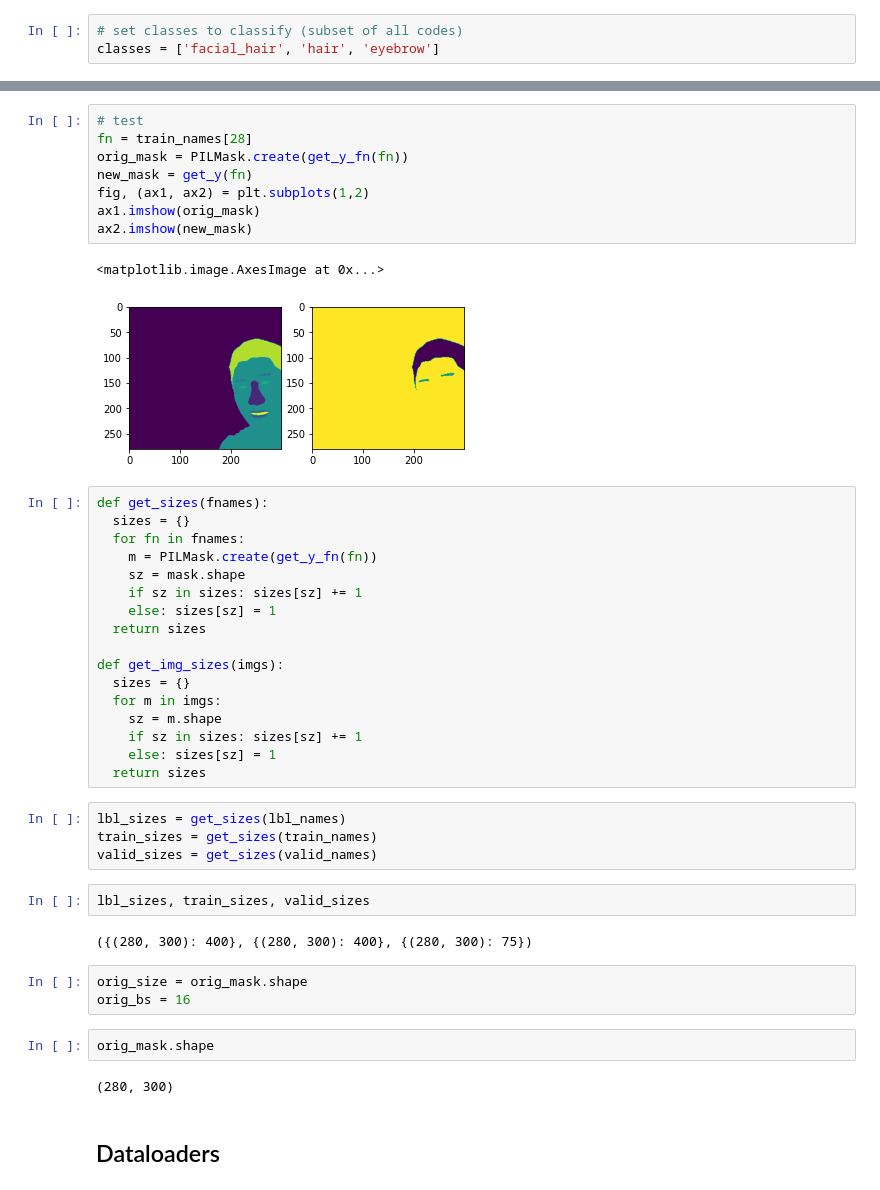
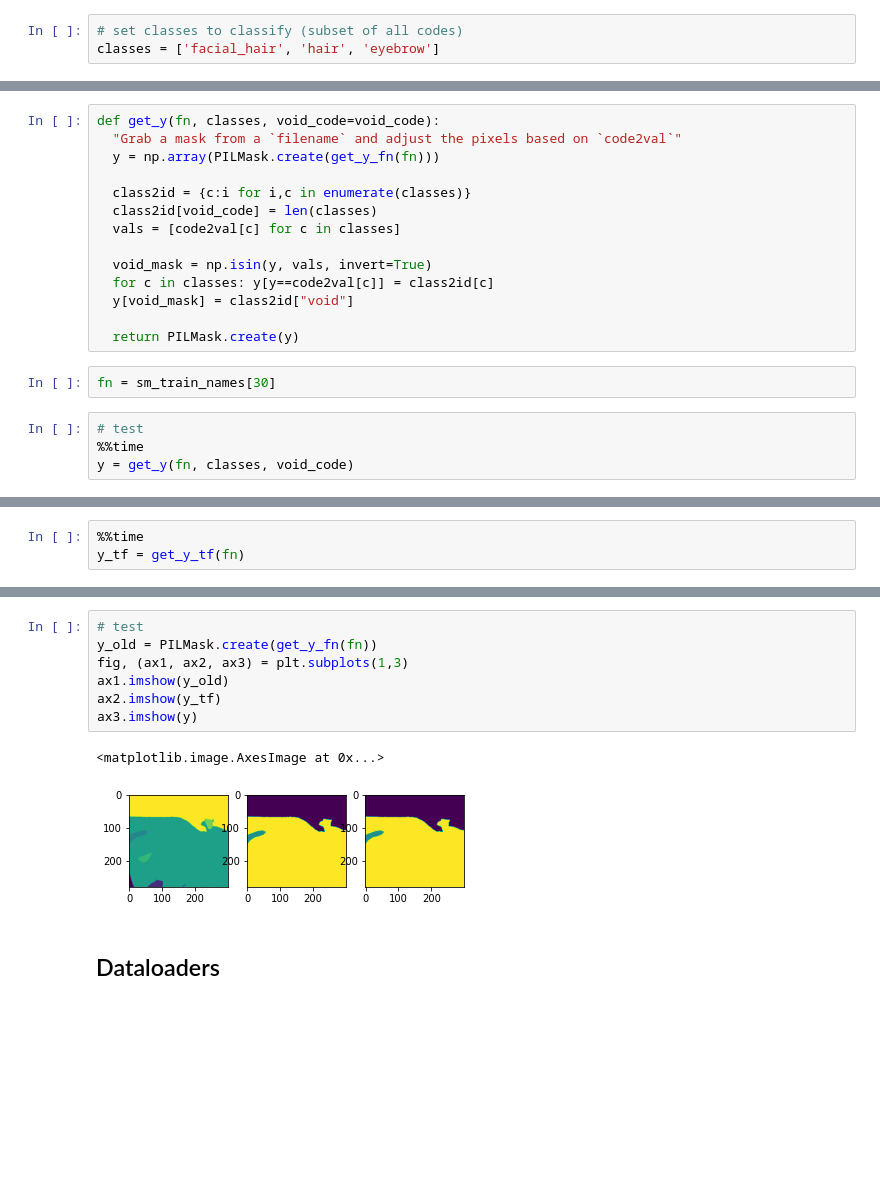
Before and after one commit to RGologorsky/fastai_proj, a Jupyter notebook: Image_Segmentation_Hair.ipynb, the cells around one changed output, grey strips where cells are left out. Cells and saved outputs as stored; diff of their text form; blank space fills up the shorter version.

```diff
--- a/Image_Segmentation_Hair.ipynb
+++ b/Image_Segmentation_Hair.ipynb
@@ -432,0 +341,20 @@ get_y = lambda fn: get_mask(fn, classes)
+# %%
+def get_y(fn, classes, void_code=void_code):
+  "Grab a mask from a `filename` and adjust the pixels based on `code2val`"
+  y = np.array(PILMask.create(get_y_fn(fn)))
+
+  class2id = {c:i for i,c in enumerate(classes)}
+  class2id[void_code] = len(classes)
+  vals = [code2val[c] for c in classes]
+
+  void_mask = np.isin(y, vals, invert=True)
+  for c in classes: y[y==code2val[c]] = class2id[c]
+  y[void_mask] = class2id["void"]
+
+  return PILMask.create(y)
+# %%
+fn = sm_train_names[30]
+# %%
+# test
+%%time
+y = get_y(fn, classes, void_code)
@@ -432,0 +364,3 @@ get_y = lambda fn: get_mask(fn, classes)
+# %%
+%%time
+y_tf = get_y_tf(fn)
@@ -433,46 +370,13 @@ get_y = lambda fn: get_mask(fn, classes)
 # %%
 # test
-fn = train_names[28]
-orig_mask = PILMask.create(get_y_fn(fn))
-new_mask = get_y(fn)
-fig, (ax1, ax2) = plt.subplots(1,2)
-ax1.imshow(orig_mask)
-ax2.imshow(new_mask)
+y_old = PILMask.create(get_y_fn(fn))
+fig, (ax1, ax2, ax3) = plt.subplots(1,3)
+ax1.imshow(y_old)
+ax2.imshow(y_tf)
+ax3.imshow(y)
 # %% [output]
 <matplotlib.image.AxesImage at 0x...>
-[figure, old version]
+[figure, new version]
-# %%
-def get_sizes(fnames):
-  sizes = {}
-  for fn in fnames:
-    m = PILMask.create(get_y_fn(fn))
-    sz = mask.shape
-    if sz in sizes: sizes[sz] += 1
-    else: sizes[sz] = 1
-  return sizes
-
-def get_img_sizes(imgs):
-  sizes = {}
-  for m in imgs:
-    sz = m.shape
-    if sz in sizes: sizes[sz] += 1
-    else: sizes[sz] = 1
-  return sizes
-# %%
-lbl_sizes = get_sizes(lbl_names)
-train_sizes = get_sizes(train_names)
-valid_sizes = get_sizes(valid_names)
-# %%
-lbl_sizes, train_sizes, valid_sizes
-# %% [output]
-({(280, 300): 400}, {(280, 300): 400}, {(280, 300): 75})
-# %%
-orig_size = orig_mask.shape
-orig_bs = 16
-# %%
-orig_mask.shape
-# %% [output]
-(280, 300)
 # %% [markdown]
 ## Dataloaders
 # %%
```
Also changed, not shown: parts of 47 cells of this notebook.
